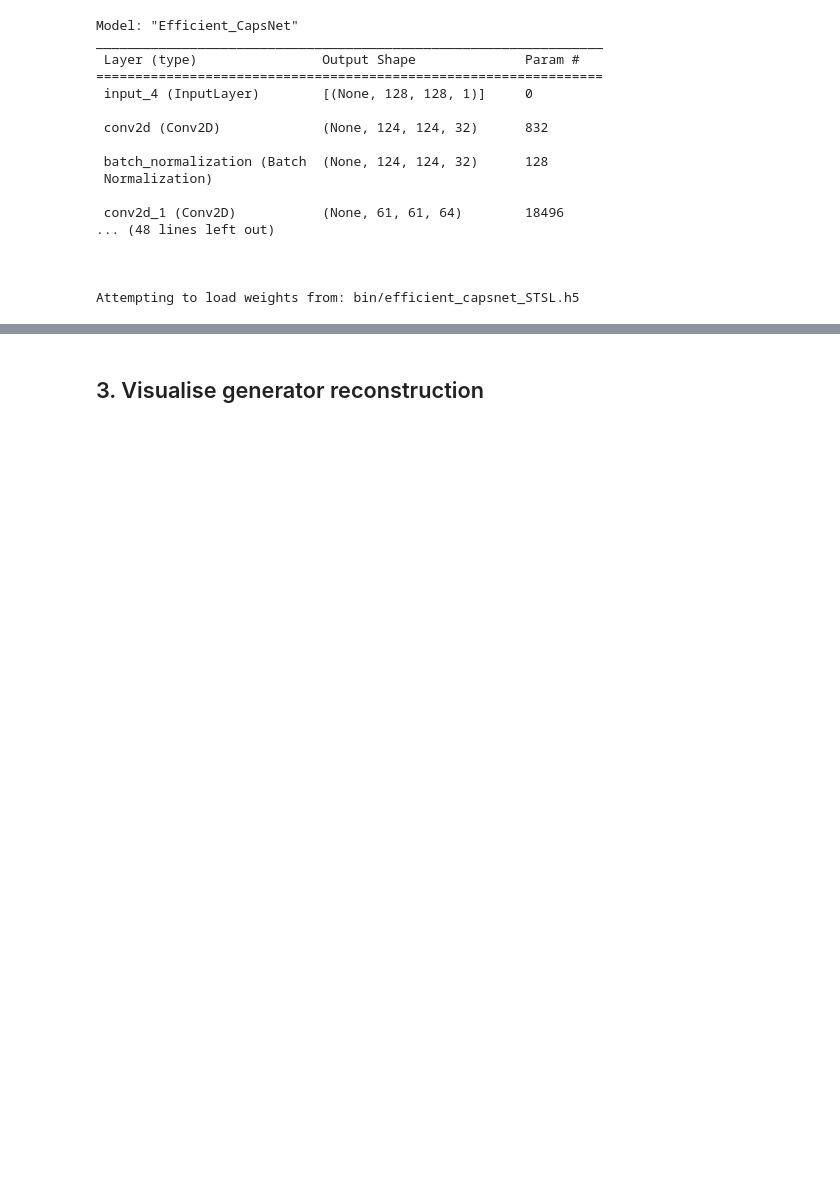
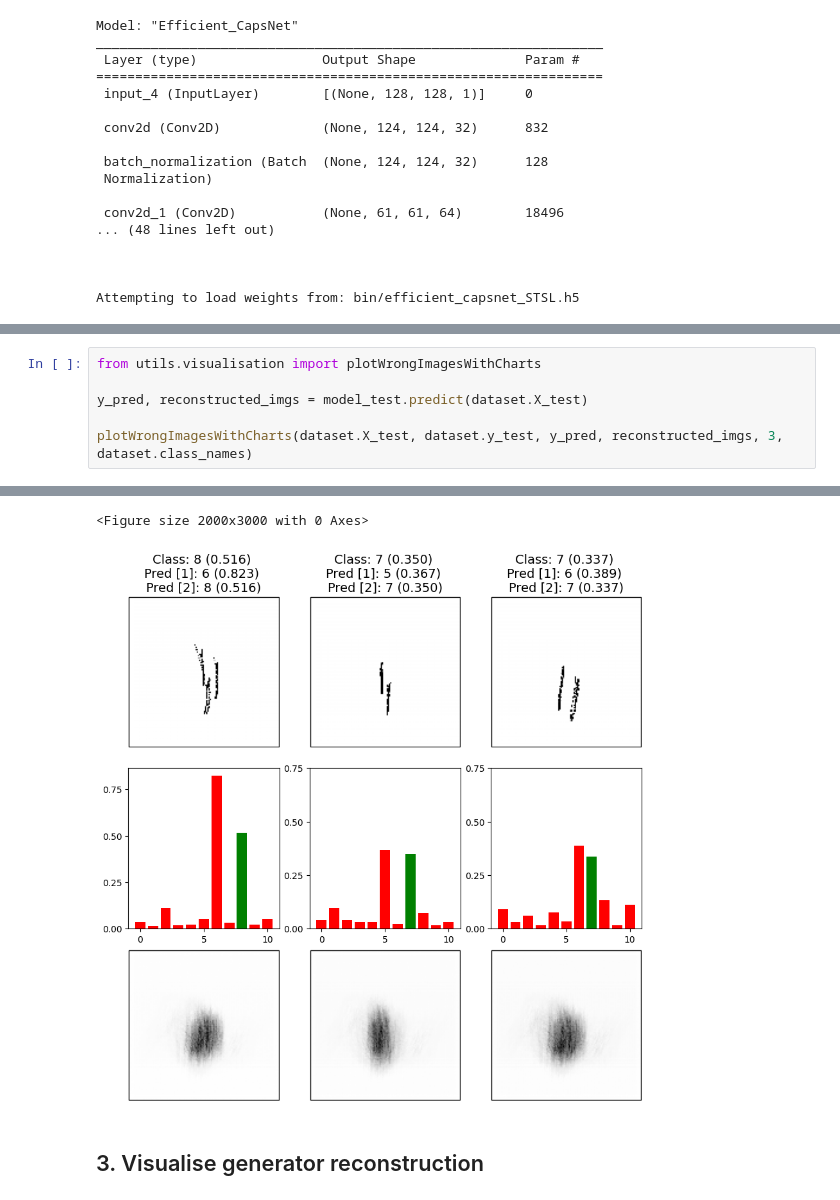
Before and after one commit to PabloPicass0/DualSense, a Jupyter notebook: Backend/ML/model_training.ipynb, the cells around one changed output, grey strips where cells are left out. Saved outputs shown, nothing was run; the diff lists cells and outputs as text; blank space fills up the shorter version.

```diff
--- a/Backend/ML/model_training.ipynb
+++ b/Backend/ML/model_training.ipynb
@@ -151,0 +133,7 @@ plotWrongImages(dataset.X_test, dataset.y_test, y_pred,
+# %%
+from utils.visualisation import plotWrongImagesWithCharts
+
+y_pred, reconstructed_imgs = model_test.predict(dataset.X_test)
+
+plotWrongImagesWithCharts(dataset.X_test, dataset.y_test, y_pred, reconstructed_imgs, 3, dataset.class_names)
+# %% [output]
@@ -152,3 +144,5 @@ plotWrongImages(dataset.X_test, dataset.y_test, y_pred,
+<Figure size 2000x3000 with 0 Axes>
+[figure, added]
 # %% [markdown]
 ## 3. Visualise generator reconstruction
 # %%
```
Also changed, not shown: parts of 5 cells of this notebook, 34 other files.
